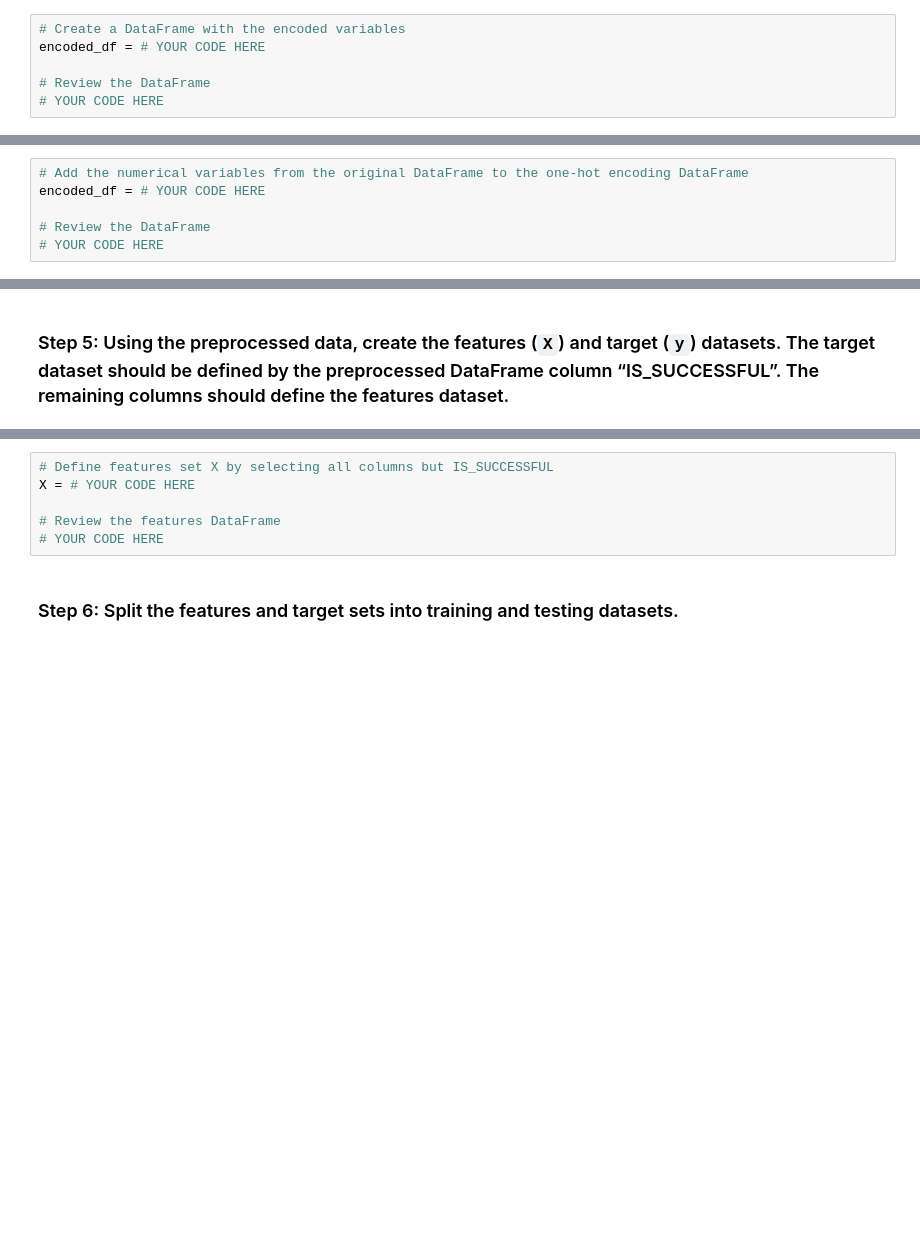
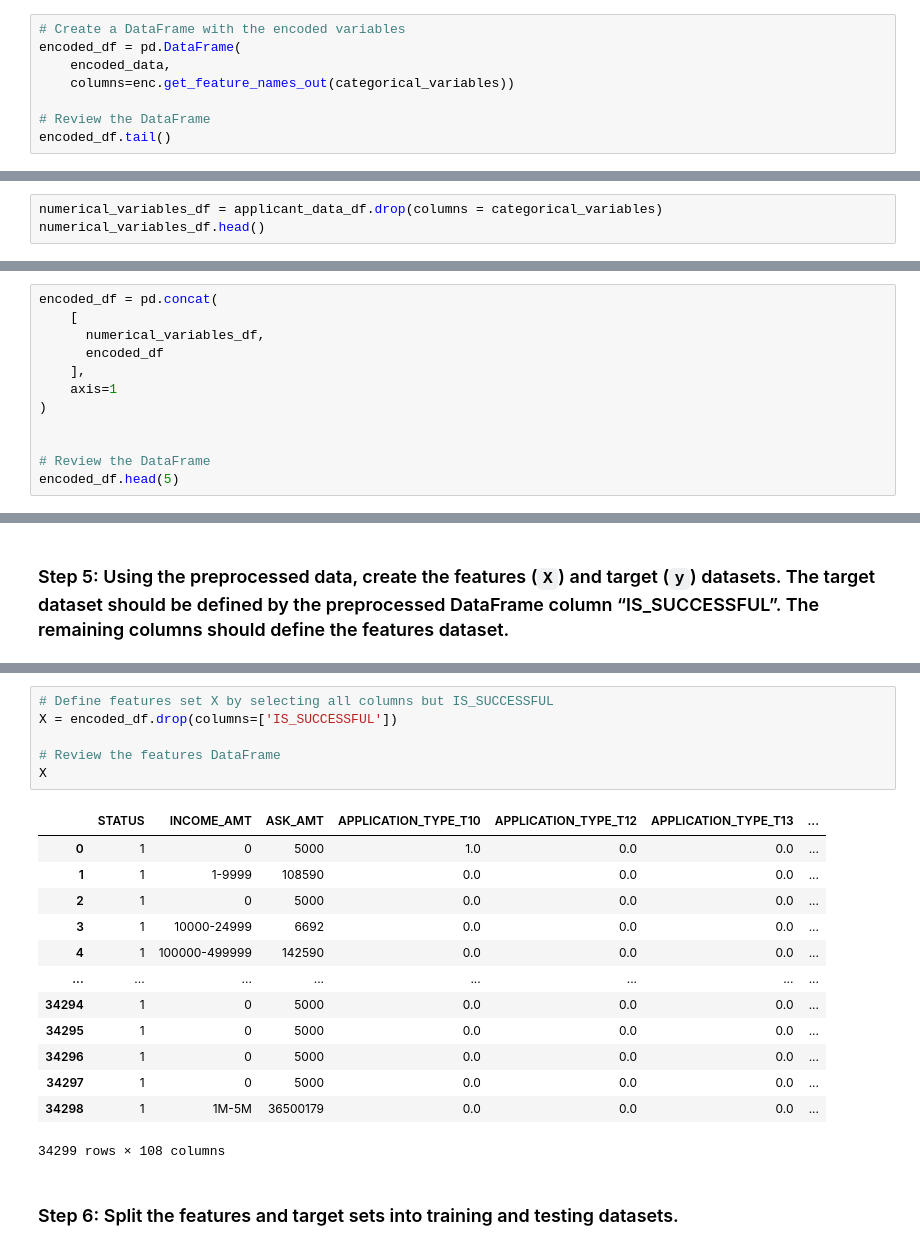
Before and after one commit to chyj0805/Unit-13-Neural-Networks, a Jupyter notebook: Colab_venture_funding_with_deep_learning.ipynb, the cells around one changed output, grey strips where cells are left out. Saved outputs shown, nothing was run; the diff lists cells and outputs as text; blank space fills up the shorter version.

```diff
--- a/Colab_venture_funding_with_deep_learning.ipynb
+++ b/Colab_venture_funding_with_deep_learning.ipynb
@@ -134,6 +179,8 @@ encoded_data = # YOUR CODE HERE
 # %%
 # Create a DataFrame with the encoded variables
-encoded_df = # YOUR CODE HERE
+encoded_df = pd.DataFrame(
+    encoded_data,
+    columns=enc.get_feature_names_out(categorical_variables))
 
 # Review the DataFrame
-# YOUR CODE HERE
+encoded_df.tail()
@@ -141,9 +196,6 @@ encoded_df = # YOUR CODE HERE
 ### Step 4: Add the original DataFrame’s numerical variables to the DataFrame containing the encoded variables.
 
 > **Note** To complete this step, you will employ the Pandas `concat()` function that was introduced earlier in this course.
-# %%
-# Add the numerical variables from the original DataFrame to the one-hot encoding DataFrame
-encoded_df = # YOUR CODE HERE
-
-# Review the DataFrame
-# YOUR CODE HERE
+# %%
+numerical_variables_df = applicant_data_df.drop(columns = categorical_variables)
+numerical_variables_df.head()
@@ -149,0 +209,12 @@ encoded_df = # YOUR CODE HERE
+# %%
+encoded_df = pd.concat(
+    [
+      numerical_variables_df,
+      encoded_df
+    ],
+    axis=1
+)
+
+
+# Review the DataFrame
+encoded_df.head(5)
@@ -158,9 +244,23 @@ y = # YOUR CODE HERE
 # %%
 # Define features set X by selecting all columns but IS_SUCCESSFUL
-X = # YOUR CODE HERE
+X = encoded_df.drop(columns=['IS_SUCCESSFUL'])
 
 # Review the features DataFrame
-# YOUR CODE HERE
+X
+# %% [output]
+|  | STATUS | INCOME_AMT | ASK_AMT | APPLICATION_TYPE_T10 | APPLICATION_TYPE_T12 | APPLICATION_TYPE_T13 | ... |
+| 0 | 1 | 0 | 5000 | 1.0 | 0.0 | 0.0 | ... |
+| 1 | 1 | 1-9999 | 108590 | 0.0 | 0.0 | 0.0 | ... |
+| 2 | 1 | 0 | 5000 | 0.0 | 0.0 | 0.0 | ... |
+| 3 | 1 | 10000-24999 | 6692 | 0.0 | 0.0 | 0.0 | ... |
+| 4 | 1 | 100000-499999 | 142590 | 0.0 | 0.0 | 0.0 | ... |
+| ... | ... | ... | ... | ... | ... | ... | ... |
+| 34294 | 1 | 0 | 5000 | 0.0 | 0.0 | 0.0 | ... |
+| 34295 | 1 | 0 | 5000 | 0.0 | 0.0 | 0.0 | ... |
+| 34296 | 1 | 0 | 5000 | 0.0 | 0.0 | 0.0 | ... |
+| 34297 | 1 | 0 | 5000 | 0.0 | 0.0 | 0.0 | ... |
+| 34298 | 1 | 1M-5M | 36500179 | 0.0 | 0.0 | 0.0 | ... |
+34299 rows × 108 columns
 # %% [markdown]
 ### Step 6: Split the features and target sets into training and testing datasets.
 # %%
```
Also changed, not shown: parts of 54 cells of this notebook.
